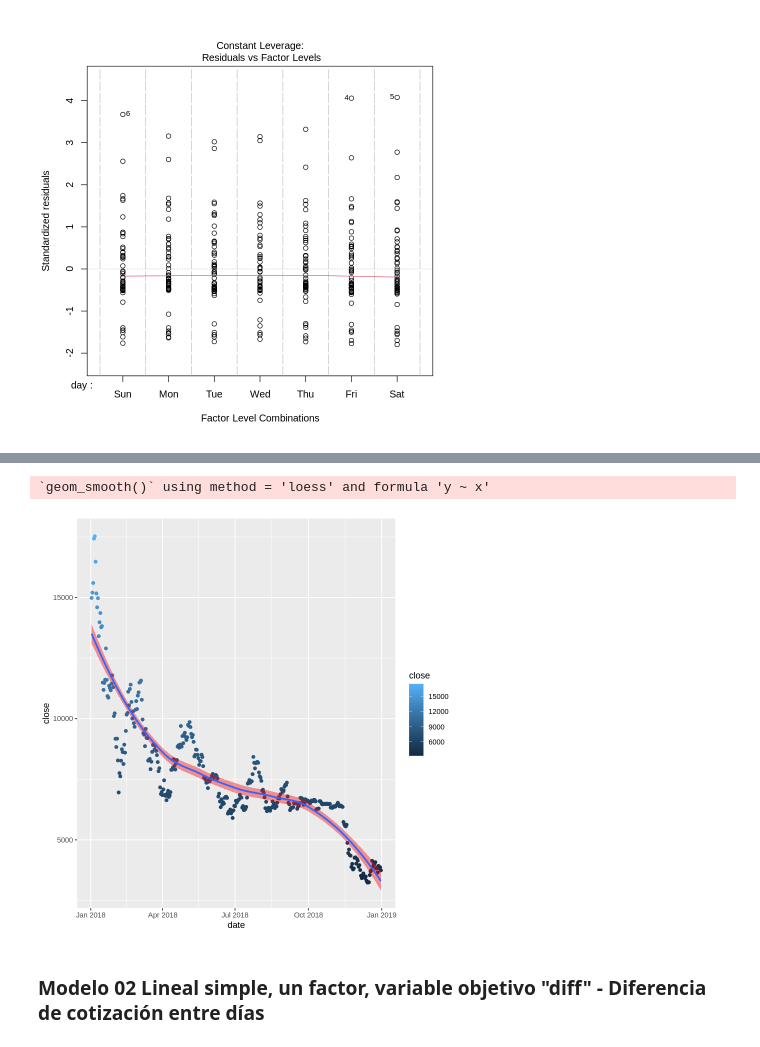
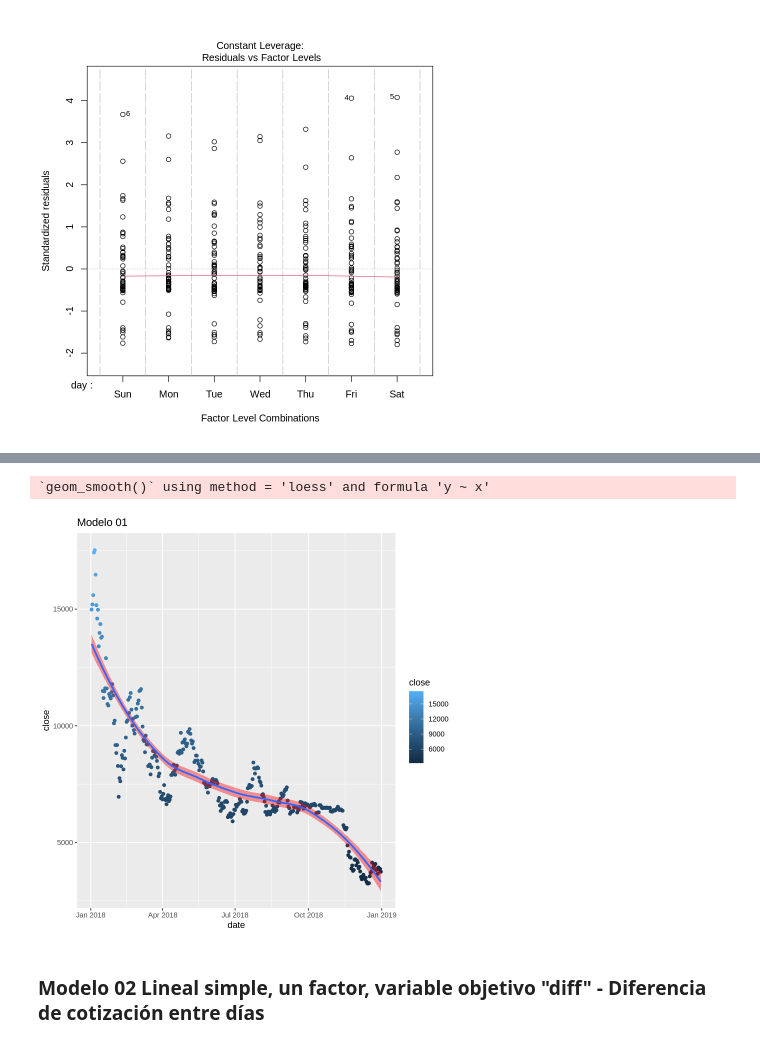
Before and after one commit to cristiandarioortegayubro/Maestria-Ciencia-de-Datos-UBA-FCE, a Jupyter notebook: Taller_de_Programacion/TPE1_ORTEGA_YUBRO.ipynb, the cells around one changed output, grey strips where cells are left out. Saved outputs shown, nothing was run; the diff lists cells and outputs as text; code cells hidden in the pictures.

```diff
--- a/Taller_de_Programacion/TPE1_ORTEGA_YUBRO.ipynb
+++ b/Taller_de_Programacion/TPE1_ORTEGA_YUBRO.ipynb
@@ -215,6 +199,6 @@ ggplot(Modelo_01_BTC_2018, aes(x = date, y = close, colour = close, size = close
 # %%
 ggplot(Modelo_01_BTC_2018, aes(x = date, y = close, colour = close)) + geom_point() +
-geom_smooth(fill = "red")
+geom_smooth(fill = "red") + labs(title = "Modelo 01")
 # %% [output]
 `geom_smooth()` using method = 'loess' and formula 'y ~ x'
-[figure, old version]
+[figure, new version]
```
Also changed, not shown: parts of 10 cells of this notebook.
